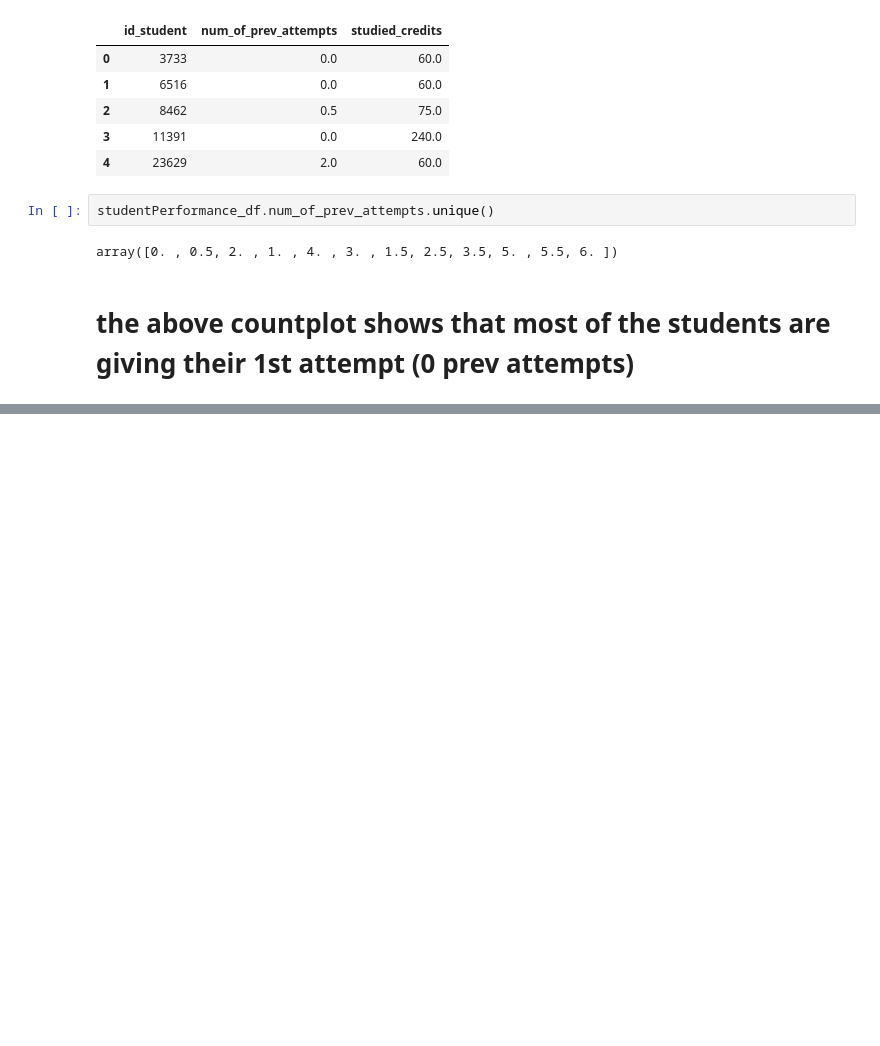
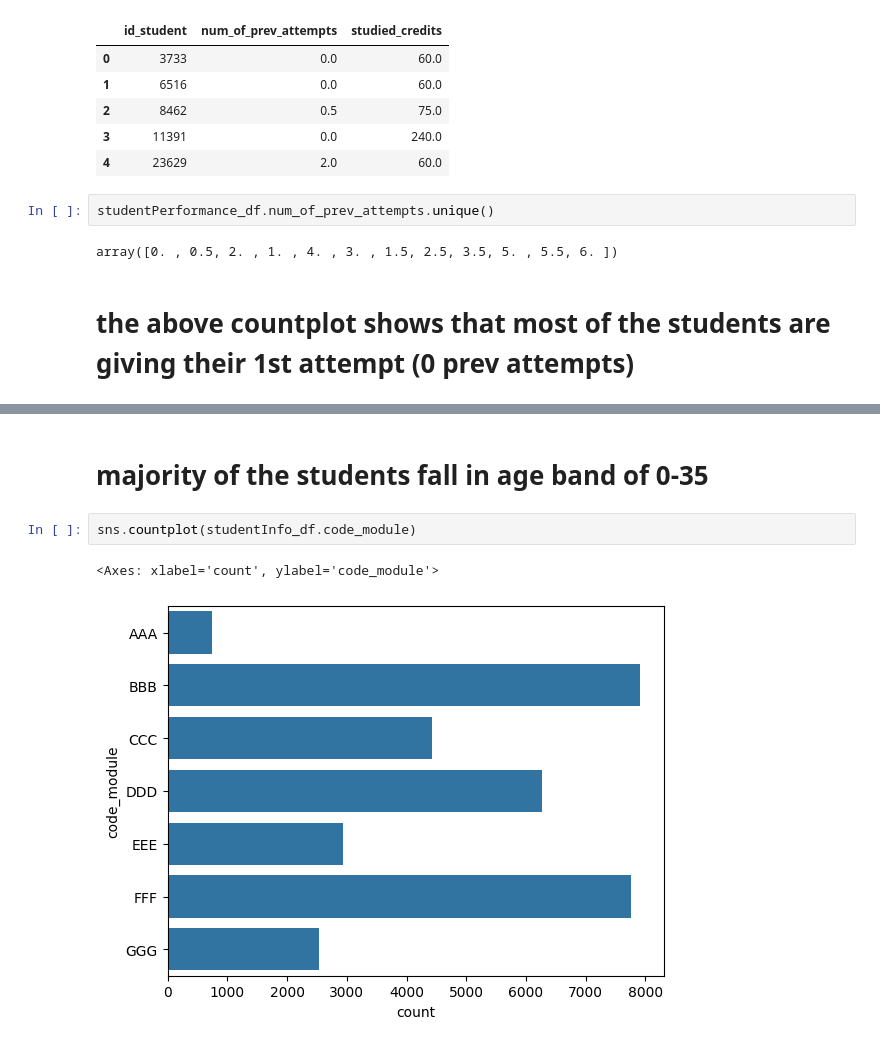
Before and after one commit to sreedharsiddhu/Hardware-and-software-project, a Jupyter notebook: Hardware_and_software_project.ipynb, the cells around one changed output, grey strips where cells are left out. Saved outputs shown, nothing was run; the diff lists cells and outputs as text; blank space fills up the shorter version.

```diff
--- a/Hardware_and_software_project.ipynb
+++ b/Hardware_and_software_project.ipynb
@@ -254,0 +283,7 @@ array([0. , 0.5, 2. , 1. , 4. , 3. , 1.5, 2.5, 3.5, 5. , 5.5, 6. ])
+# %% [markdown]
+# majority of the students fall in age band of 0-35
+# %%
+sns.countplot(studentInfo_df.code_module)
+# %% [output]
+<Axes: xlabel='count', ylabel='code_module'>
+[figure, added]
```
Also changed, not shown: parts of 38 cells of this notebook.
